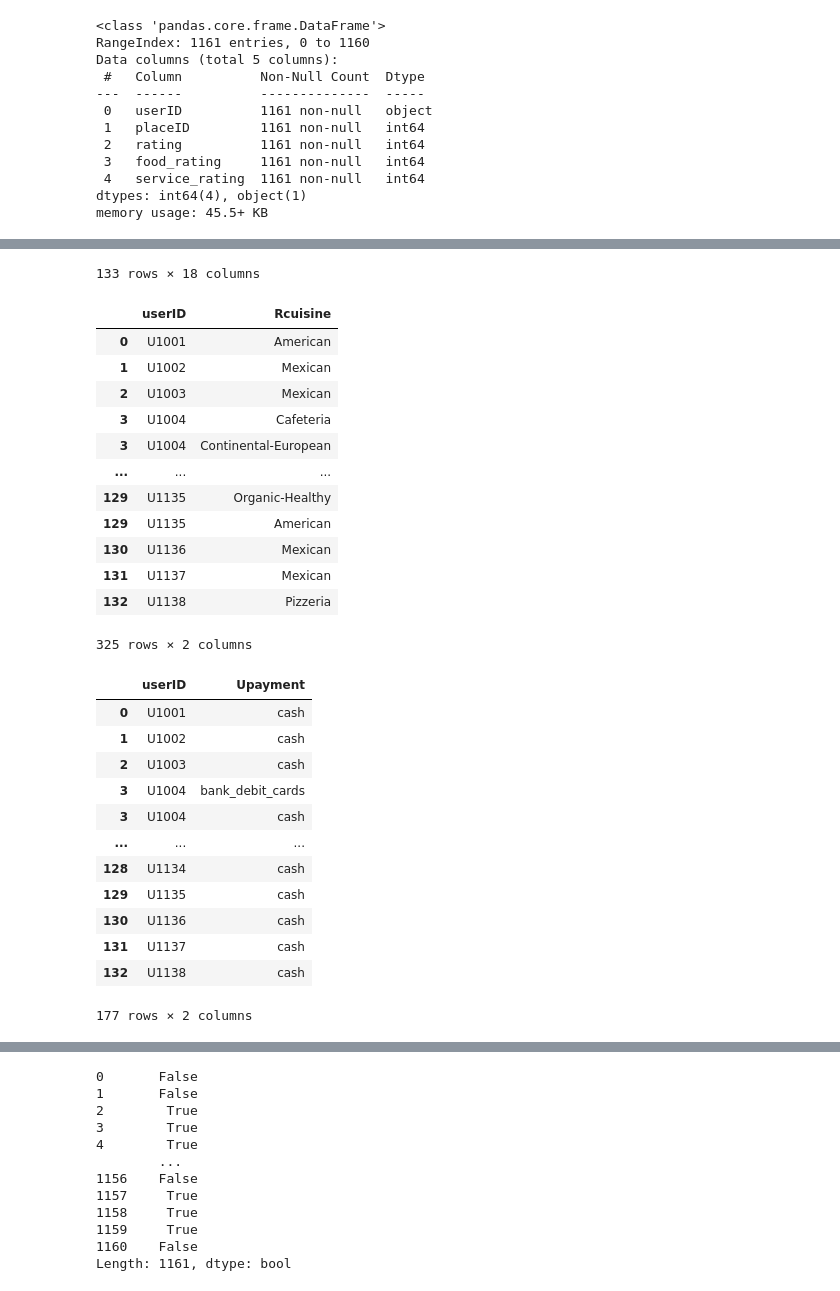
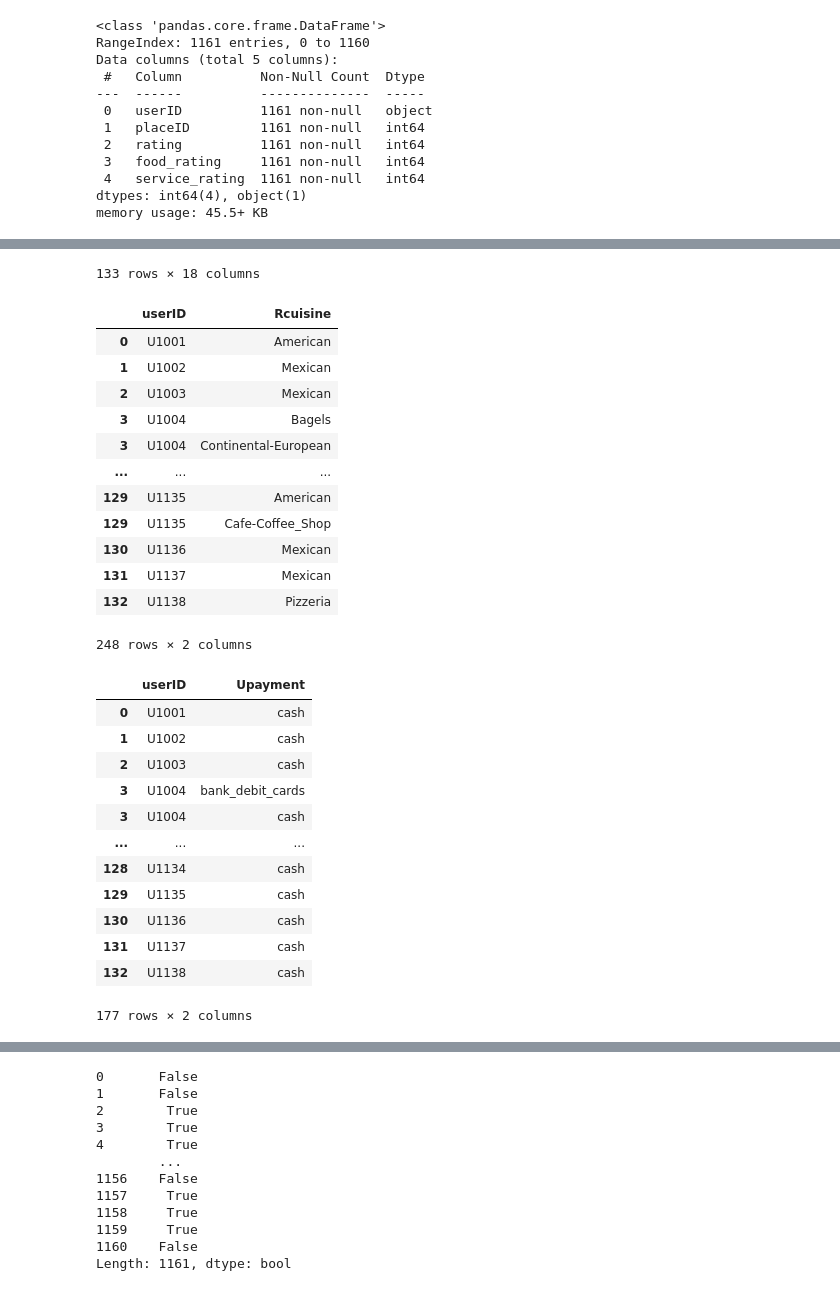
Before and after one commit to R4Y-R4Y/dbms_project, a Jupyter notebook: etl.ipynb, the cells around one changed output, grey strips where cells are left out. Drawn from its saved outputs; the diff is of its cells as text; code cells hidden in the pictures.

```diff
--- a/etl.ipynb
+++ b/etl.ipynb
@@ -150,42 +150,50 @@ result_user=user_table.groupby('userID', as_index=False).agg({
     'Rcuisine': lambda x: list(set(x)),
     'Upayment': lambda x: list(set(x))
 }).assign(birth_year = lambda x: x.birth_year.astype(int))
+# Specific values to remove
+outliers = ['Australian', 'Austrian', 'Basque', 'British', 'Burmese', 'Cajun-Creole', 'Canadian', 'Chilean', 'Cuban', 'Dim_Sum', 'Doughnuts', 'Eclectic', 'Filipino', 'Fusion', 'Hawaiian', 'Hungarian', 'Indian-Pakistani', 'Indigenous', 'Indonesian', 'Irish', 'Israeli', 'Jamaican', 'Kosher', 'Lebanese', 'Malaysian', 'Moroccan', 'North_African', 'Pacific_Northwest', 'Pacific_Rim', 'Peruvian', 'Polynesian', 'Portuguese', 'Romanian', 'Russian-Ukrainian', 'Scandinavian', 'Southeast_Asian', 'Swiss', 'Tapas', 'Tea_House', 'Tibetan', 'Tunisian','Middle_Eastern','Moroccan','Organic-Healthy','Persian','Peruvian','Polish','Polynesian','Portuguese','Regional','Romanian','Russian-Ukrainian','Scandinavian','Seafood','Soup','Southeast_Asian','Southern','Southwestern','Spanish','Steaks','Sushi','Swiss','Tapas','Tea_House','Tex-Mex','Thai','Tibetan','Tunisian','Turkish','Vegetarian','Vietnamese']
+
+# Iterating through the rows of the dataframe
+for index, row in result_user.iterrows():
+    for outlier in outliers:
+        if outlier in row['Rcuisine']:
+            row['Rcuisine'].remove(outlier)
 result_user_cuisine = result_user[['userID','Rcuisine']].copy()
 result_user = result_user.drop('Rcuisine', axis=1)
 result_user_cuisine = result_user_cuisine.explode('Rcuisine')
 result_user_payment = result_user[['userID','Upayment']].copy()
 result_user = result_user.drop('Upayment', axis=1)
 result_user_payment = result_user_payment.explode('Upayment')
 display(result_user)
 display(result_user_cuisine)
 display(result_user_payment)
 # %% [output]
 |  | userID | latitude | longitude | drink_level | dress_preference | ambience | transport | marital_status | ... |
 | 0 | U1001 | 22.139997 | -100.978803 | abstemious | informal | family | on foot | single | ... |
 | 1 | U1002 | 22.150087 | -100.983325 | abstemious | informal | family | public | single | ... |
 | 2 | U1003 | 22.119847 | -100.946527 | social drinker | formal | family | public | single | ... |
 | 3 | U1004 | 18.867000 | -99.183000 | abstemious | informal | family | public | single | ... |
 | 4 | U1005 | 22.183477 | -100.959891 | abstemious | no preference | family | public | single | ... |
 | ... | ... | ... | ... | ... | ... | ... | ... | ... | ... |
 | 128 | U1134 | 22.149654 | -100.998610 | casual drinker | no preference | family | public | single | ... |
 | 129 | U1135 | 22.170396 | -100.949936 | casual drinker | informal | family | on foot | single | ... |
 | 130 | U1136 | 22.149607 | -100.997235 | social drinker | no preference | friends | car owner | single | ... |
 | 131 | U1137 | 22.144803 | -100.944623 | social drinker | formal | family | public | single | ... |
 | 132 | U1138 | 22.152884 | -100.939663 | social drinker | formal | friends | public | single | ... |
 133 rows × 18 columns
 |  | userID | Rcuisine |
 | 0 | U1001 | American |
 | 1 | U1002 | Mexican |
 | 2 | U1003 | Mexican |
-| 3 | U1004 | Cafeteria |
+| 3 | U1004 | Bagels |
 | 3 | U1004 | Continental-European |
 | ... | ... | ... |
-| 129 | U1135 | Organic-Healthy |
 | 129 | U1135 | American |
+| 129 | U1135 | Cafe-Coffee_Shop |
 | 130 | U1136 | Mexican |
 | 131 | U1137 | Mexican |
 | 132 | U1138 | Pizzeria |
-325 rows × 2 columns
+248 rows × 2 columns
 |  | userID | Upayment |
 | 0 | U1001 | cash |
 | 1 | U1002 | cash |
```
Also changed, not shown: parts of 2 cells of this notebook, 6 other files.
